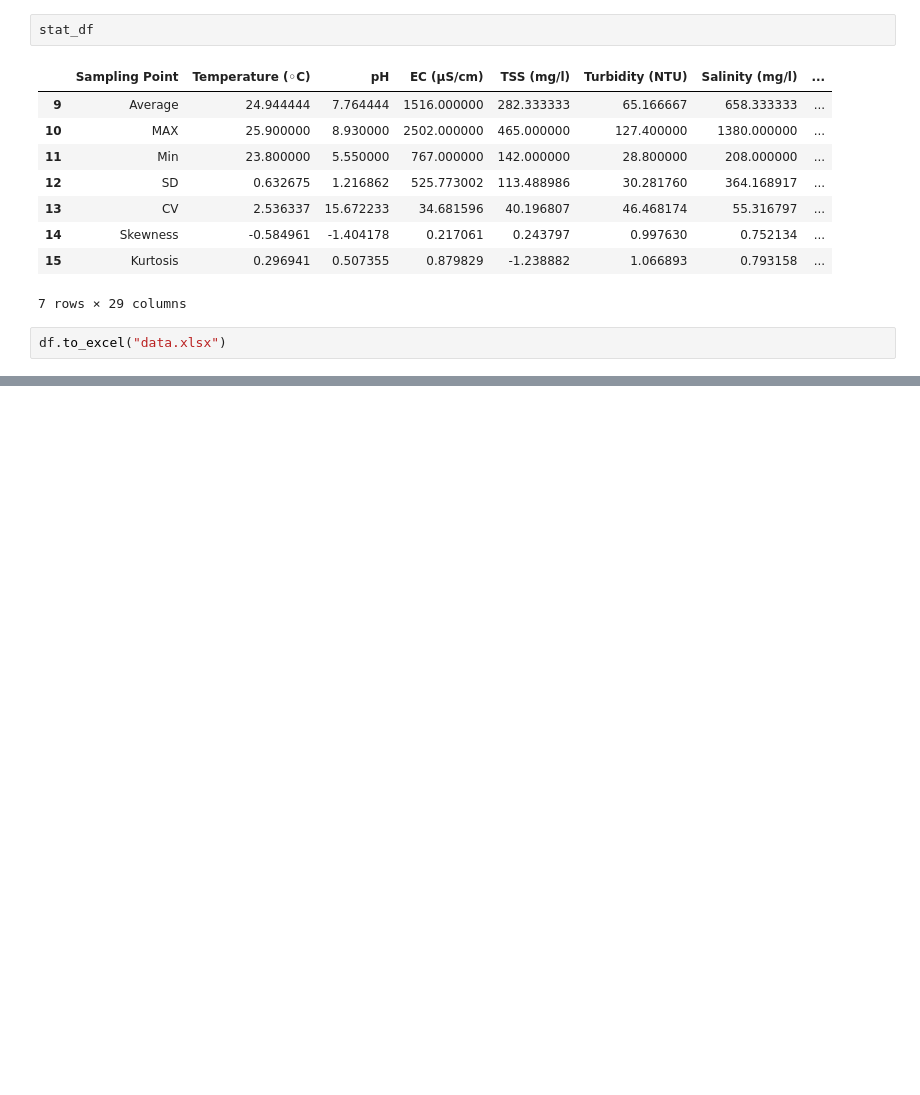
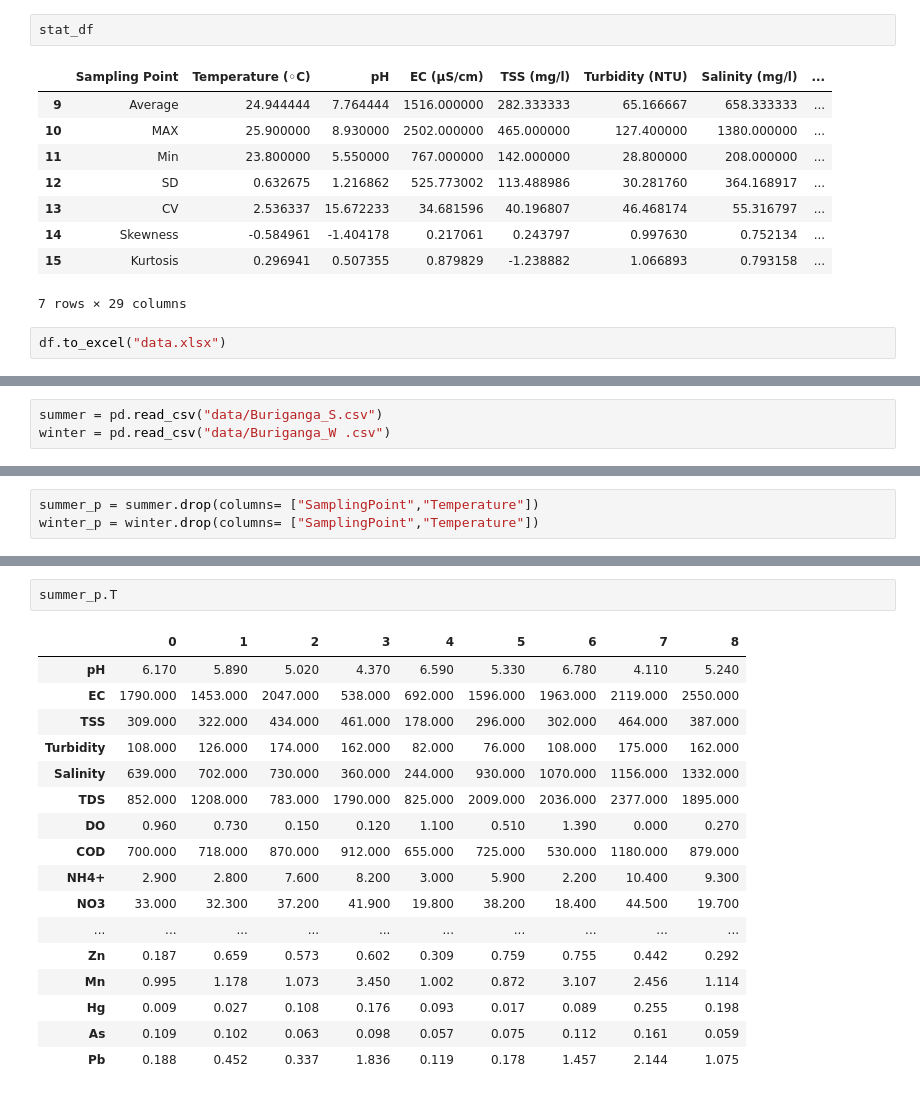
Before and after one commit to rakibhhridoy/OnGoingStudy, a Jupyter notebook: Buriganga/Buriganga.ipynb, the cells around one changed output, grey strips where cells are left out. Saved outputs shown, nothing was run; the diff lists cells and outputs as text; blank space fills up the shorter version.

```diff
--- a/Buriganga/Buriganga.ipynb
+++ b/Buriganga/Buriganga.ipynb
@@ -190,0 +179,3 @@ df.to_excel("data.xlsx")
+# %%
+summer = pd.read_csv("data/Buriganga_S.csv")
+winter = pd.read_csv("data/Buriganga_W .csv")
@@ -190,0 +238,3 @@ df.to_excel("data.xlsx")
+# %%
+summer_p = summer.drop(columns= ["SamplingPoint","Temperature"])
+winter_p = winter.drop(columns= ["SamplingPoint","Temperature"])
@@ -190,0 +355,20 @@ df.to_excel("data.xlsx")
+# %%
+summer_p.T
+# %% [output]
+|  | 0 | 1 | 2 | 3 | 4 | 5 | 6 | 7 | 8 |
+| pH | 6.170 | 5.890 | 5.020 | 4.370 | 6.590 | 5.330 | 6.780 | 4.110 | 5.240 |
+| EC | 1790.000 | 1453.000 | 2047.000 | 538.000 | 692.000 | 1596.000 | 1963.000 | 2119.000 | 2550.000 |
+| TSS | 309.000 | 322.000 | 434.000 | 461.000 | 178.000 | 296.000 | 302.000 | 464.000 | 387.000 |
+| Turbidity | 108.000 | 126.000 | 174.000 | 162.000 | 82.000 | 76.000 | 108.000 | 175.000 | 162.000 |
+| Salinity | 639.000 | 702.000 | 730.000 | 360.000 | 244.000 | 930.000 | 1070.000 | 1156.000 | 1332.000 |
+| TDS | 852.000 | 1208.000 | 783.000 | 1790.000 | 825.000 | 2009.000 | 2036.000 | 2377.000 | 1895.000 |
+| DO | 0.960 | 0.730 | 0.150 | 0.120 | 1.100 | 0.510 | 1.390 | 0.000 | 0.270 |
+| COD | 700.000 | 718.000 | 870.000 | 912.000 | 655.000 | 725.000 | 530.000 | 1180.000 | 879.000 |
+| NH4+ | 2.900 | 2.800 | 7.600 | 8.200 | 3.000 | 5.900 | 2.200 | 10.400 | 9.300 |
+| NO3 | 33.000 | 32.300 | 37.200 | 41.900 | 19.800 | 38.200 | 18.400 | 44.500 | 19.700 |
+| ... | ... | ... | ... | ... | ... | ... | ... | ... | ... |
+| Zn | 0.187 | 0.659 | 0.573 | 0.602 | 0.309 | 0.759 | 0.755 | 0.442 | 0.292 |
+| Mn | 0.995 | 1.178 | 1.073 | 3.450 | 1.002 | 0.872 | 3.107 | 2.456 | 1.114 |
+| Hg | 0.009 | 0.027 | 0.108 | 0.176 | 0.093 | 0.017 | 0.089 | 0.255 | 0.198 |
+| As | 0.109 | 0.102 | 0.063 | 0.098 | 0.057 | 0.075 | 0.112 | 0.161 | 0.059 |
+| Pb | 0.188 | 0.452 | 0.337 | 1.836 | 0.119 | 0.178 | 1.457 | 2.144 | 1.075 |
```
Also changed, not shown: parts of 59 cells of this notebook, 16 other files.
